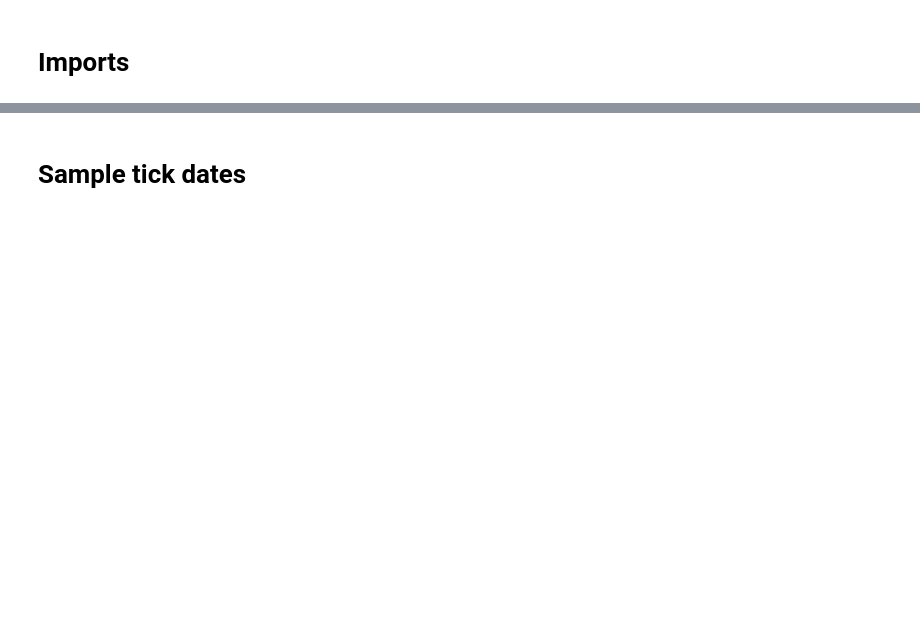
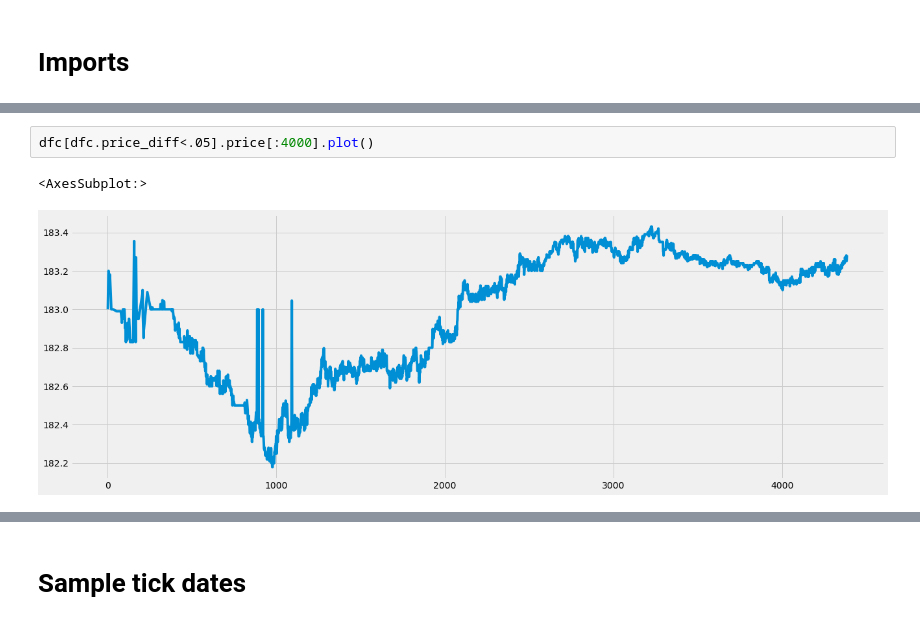
Before and after one commit to bobcolner/pandas-polygon, a Jupyter notebook: nb_bars.ipynb, the cells around one changed output, grey strips where cells are left out. Cells and saved outputs as stored; diff of their text form; blank space fills up the shorter version.

```diff
--- a/nb_bars.ipynb
+++ b/nb_bars.ipynb
@@ -36,0 +86,5 @@ mpl.rcParams['figure.figsize'] = [20, 7]
+# %%
+dfc[dfc.price_diff<.05].price[:4000].plot()
+# %% [output]
+<AxesSubplot:>
+[figure, added]
```
Also changed, not shown: parts of 35 cells of this notebook, 13 other files.
